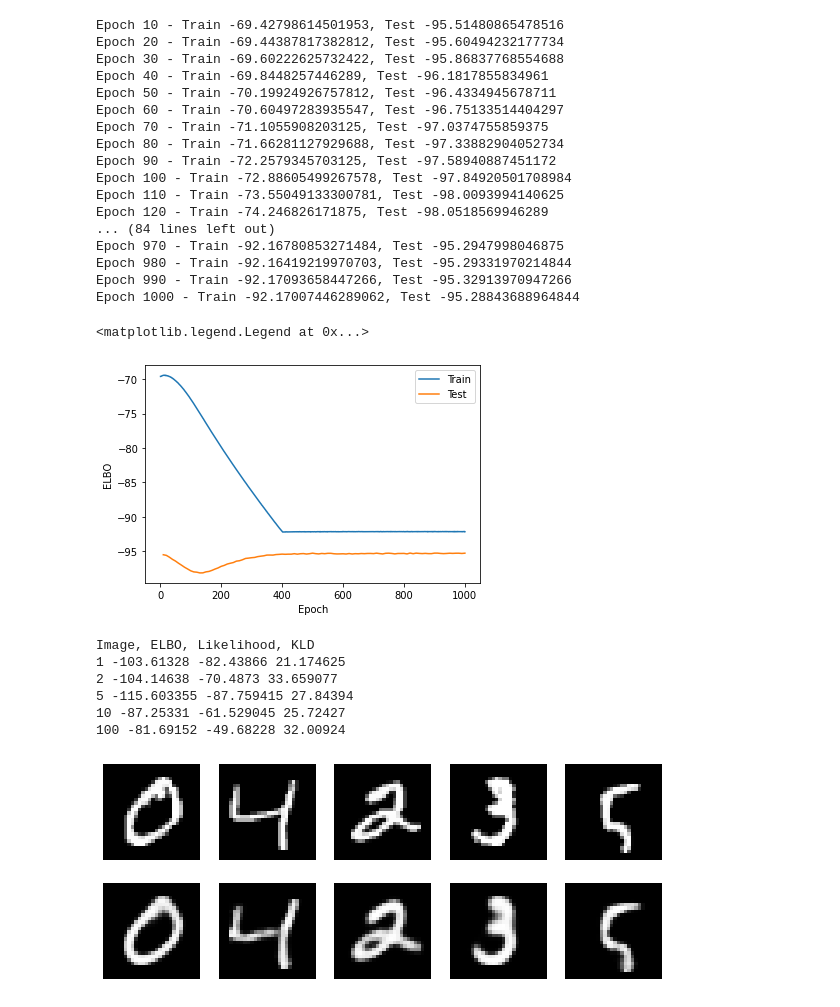
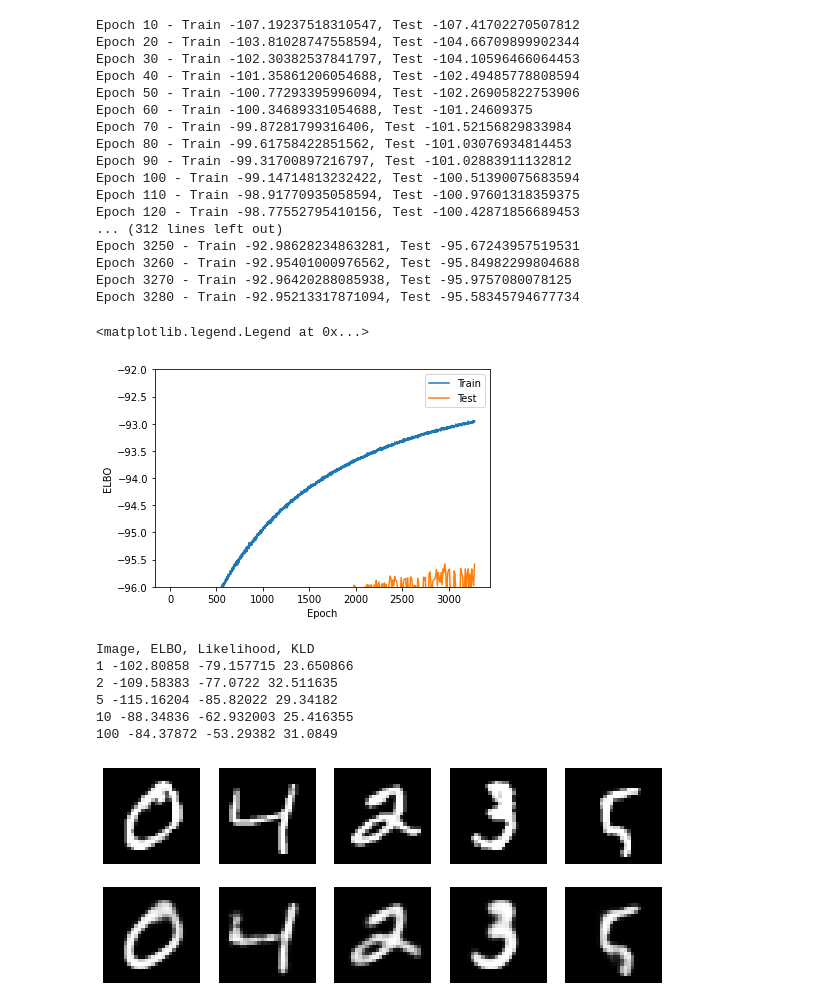
Before and after one commit to ATML-2022-Group6/inference-suboptimality, a Jupyter notebook: test_vae.ipynb, the cells around one changed output. Cells and saved outputs as stored; diff of their text form; code cells hidden in the pictures.

```diff
--- a/test_vae.ipynb
+++ b/test_vae.ipynb
@@ -119,24 +119,27 @@ init_params = init_vae(rng=init_rng, input_shape=(28 * 28,))
 # visualise_latent(init_params)
 # visualise_recons(init_params)
 # %%
-use_lr_schedule = False
+use_lr_schedule = True
 # Based on IWAE paper https://arxiv.org/pdf/1509.00519.pdf
-def lr_schedule(epoch):
+def lr_schedule(idx):
   # Separate epochs into passes of length 3**i
   # using learning rate 1e-4 * 10**(1-i/7)
+  epoch = idx // num_train_batches
   pass_indices = jnp.cumsum(3**jnp.arange(8))
   i = jnp.searchsorted(pass_indices, epoch, side='right')
   return 2 * 1e-4 * jnp.round(10**(1-i/7.), 1)
 if use_lr_schedule:
   # step_size = lr_schedule
-  step_size = optimizers.piecewise_constant(
-      [ 200, 500, 1000, 2000, 3000, 5000, 10000, 15000 ],
-      [ 5 * 1e-3, 2 * 1e-3, 1e-3, 5 * 1e-4, 2 * 1e-4, 1e-4, 5 * 1e-5, 2 * 1e-5 ]
-    )
+  # step_size = optimizers.piecewise_constant(
+  #    [ 200, 500, 1000, 2000, 3000, 5000, 10000, 15000 ],
+  #    [ 5 * 1e-3, 2 * 1e-3, 1e-3, 5 * 1e-4, 2 * 1e-4, 1e-4, 5 * 1e-5, 2 * 1e-5 ]
+  #  )
+  # step_size = optimizers.polynomial_decay(step_size=0.001, decay_steps=3280 * num_train_batches, final_step_size=1e-5, power=1)
+  step_size = optimizers.exponential_decay(step_size=0.001, decay_steps=3280*num_train_batches, decay_rate=0.1)
 else:
-  step_size = lambda _: 1e-7
+  step_size = lambda _: 1e-4
 
-kl_annealing = True
+kl_annealing = False
 kl_threshold = 400
 
 opt_init, opt_update, get_params = optimizers.adam(step_size=step_size, eps=1e-4)
@@ -178,7 +181,7 @@ def dataset_elbo(dataset, rng, params):
 compute_train_elbo = jit(partial(dataset_elbo, train_batches))
 compute_test_elbo = jit(partial(dataset_elbo, test_batches))
 # %%
-num_epochs = 1000
+num_epochs = 3280
 display_epoch = 10
 
 # how often to save intermediate params
@@ -201,7 +204,7 @@ def save_params(epoch, params):
   file_name = "{}/{}_{:05d}.pkl".format(save_dir, file_tag, epoch)
   utils.save_params(file_name, params)
 
-# opt_state = opt_init(init_params)
+opt_state = opt_init(init_params)
 
 with trange(1, num_epochs+1) as t:
   for epoch in t:
@@ -233,42 +236,43 @@ with trange(1, num_epochs+1) as t:
           best_test_elbo = test_elbo
           num_worse = 0
 # %% [output]
-Epoch 10 - Train -69.42798614501953, Test -95.51480865478516
-Epoch 20 - Train -69.44387817382812, Test -95.60494232177734
-Epoch 30 - Train -69.60222625732422, Test -95.86837768554688
-Epoch 40 - Train -69.8448257446289, Test -96.1817855834961
-Epoch 50 - Train -70.19924926757812, Test -96.4334945678711
-Epoch 60 - Train -70.60497283935547, Test -96.75133514404297
-Epoch 70 - Train -71.1055908203125, Test -97.0374755859375
-Epoch 80 - Train -71.66281127929688, Test -97.33882904052734
-Epoch 90 - Train -72.2579345703125, Test -97.58940887451172
-Epoch 100 - Train -72.88605499267578, Test -97.84920501708984
-Epoch 110 - Train -73.55049133300781, Test -98.0093994140625
-Epoch 120 - Train -74.246826171875, Test -98.0518569946289
-... (84 lines left out)
-Epoch 970 - Train -92.16780853271484, Test -95.2947998046875
-Epoch 980 - Train -92.16419219970703, Test -95.29331970214844
-Epoch 990 - Train -92.17093658447266, Test -95.32913970947266
-Epoch 1000 - Train -92.17007446289062, Test -95.28843688964844
+Epoch 10 - Train -107.19237518310547, Test -107.41702270507812
+Epoch 20 - Train -103.81028747558594, Test -104.66709899902344
+Epoch 30 - Train -102.30382537841797, Test -104.10596466064453
+Epoch 40 - Train -101.35861206054688, Test -102.49485778808594
+Epoch 50 - Train -100.77293395996094, Test -102.26905822753906
+Epoch 60 - Train -100.34689331054688, Test -101.24609375
+Epoch 70 - Train -99.87281799316406, Test -101.52156829833984
+Epoch 80 - Train -99.61758422851562, Test -101.03076934814453
+Epoch 90 - Train -99.31700897216797, Test -101.02883911132812
+Epoch 100 - Train -99.14714813232422, Test -100.51390075683594
+Epoch 110 - Train -98.91770935058594, Test -100.97601318359375
+Epoch 120 - Train -98.77552795410156, Test -100.42871856689453
+... (312 lines left out)
+Epoch 3250 - Train -92.98628234863281, Test -95.67243957519531
+Epoch 3260 - Train -92.95401000976562, Test -95.84982299804688
+Epoch 3270 - Train -92.96420288085938, Test -95.9757080078125
+Epoch 3280 - Train -92.95213317871094, Test -95.58345794677734
 # %%
 plt.plot(*np.array(train_elbos).T, label="Train")
 plt.plot(*np.array(test_elbos).T, label="Test")
 plt.xlabel("Epoch")
 plt.ylabel("ELBO")
+plt.ylim(-96,-92)
 plt.legend()
 # %% [output]
 <matplotlib.legend.Legend at 0x...>
-[figure, old version]
+[figure, new version]
 # %%
 visualise_recons(get_params(opt_state))
 # %% [output]
 Image, ELBO, Likelihood, KLD
-1 -103.61328 -82.43866 21.174625
-2 -104.14638 -70.4873 33.659077
-5 -115.603355 -87.759415 27.84394
-10 -87.25331 -61.529045 25.72427
-100 -81.69152 -49.68228 32.00924
+1 -102.80858 -79.157715 23.650866
+2 -109.58383 -77.0722 32.511635
+5 -115.16204 -85.82022 29.34182
+10 -88.34836 -62.932003 25.416355
+100 -84.37872 -53.29382 31.0849
-[figure, old version]
+[figure, new version]
 # %%
 visualise_latent(get_params(opt_state))
 # %% [output]
```
Also changed, not shown: parts of 3 cells of this notebook.
